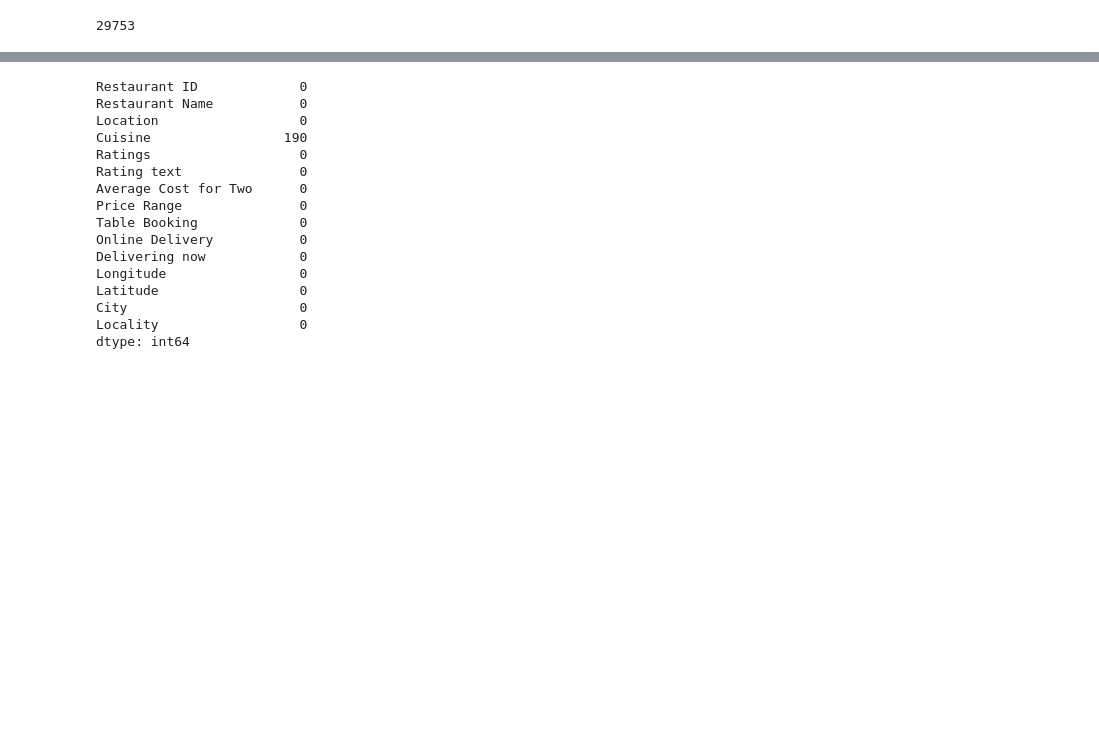
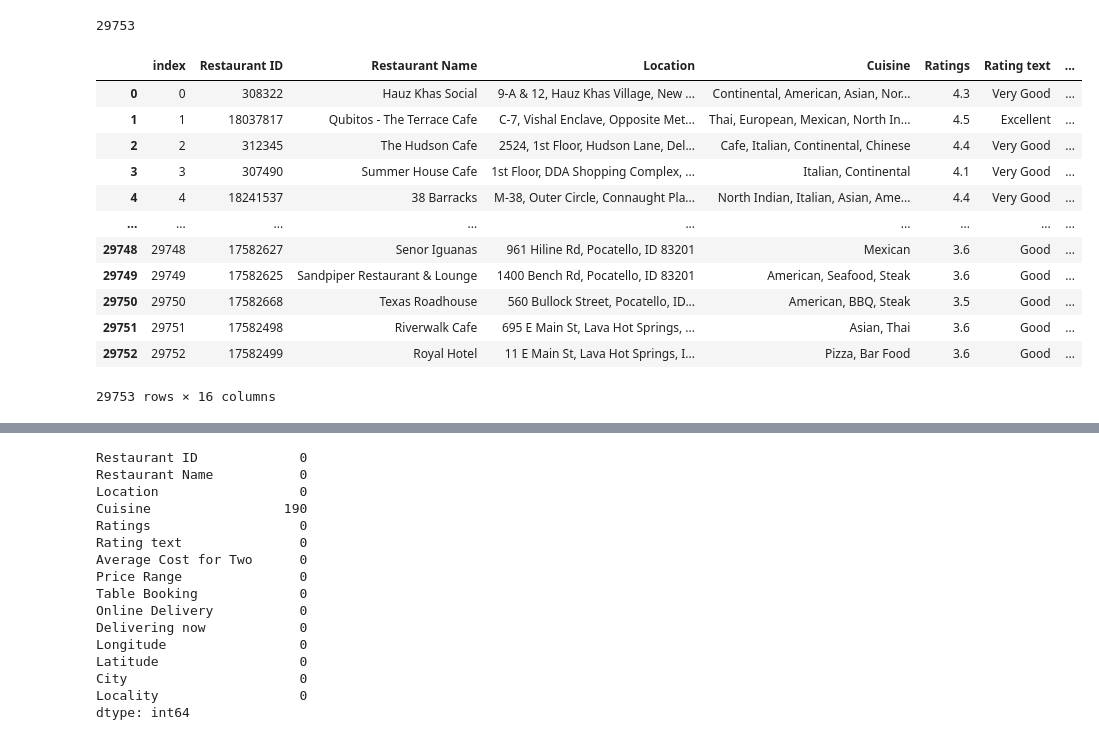
Before and after one commit to KIRUTHIKA06-kkh/chefmate, a Jupyter notebook: eda.ipynb, the cells around one changed output, grey strips where cells are left out. Drawn from its saved outputs; the diff is of its cells as text; code cells hidden in the pictures; blank space fills up the shorter version.

```diff
--- a/eda.ipynb
+++ b/eda.ipynb
@@ -74,4 +74,20 @@ engine = sqlalchemy.create_engine(f'{sqltype}://{user}:{password}@{server}:{port
 # %%
 query = 'SELECT * FROM chefmate'
 # %%
-zomato_df = pd.read_sql(query, engine)
+df = pd.read_sql(query, engine)
+# %%
+df
+# %% [output]
+|  | index | Restaurant ID | Restaurant Name | Location | Cuisine | Ratings | Rating text | ... |
+| 0 | 0 | 308322 | Hauz Khas Social | 9-A & 12, Hauz Khas Village, New ... | Continental, American, Asian, Nor... | 4.3 | Very Good | ... |
+| 1 | 1 | 18037817 | Qubitos - The Terrace Cafe | C-7, Vishal Enclave, Opposite Met... | Thai, European, Mexican, North In... | 4.5 | Excellent | ... |
+| 2 | 2 | 312345 | The Hudson Cafe | 2524, 1st Floor, Hudson Lane, Del... | Cafe, Italian, Continental, Chinese | 4.4 | Very Good | ... |
+| 3 | 3 | 307490 | Summer House Cafe | 1st Floor, DDA Shopping Complex, ... | Italian, Continental | 4.1 | Very Good | ... |
+| 4 | 4 | 18241537 | 38 Barracks | M-38, Outer Circle, Connaught Pla... | North Indian, Italian, Asian, Ame... | 4.4 | Very Good | ... |
+| ... | ... | ... | ... | ... | ... | ... | ... | ... |
+| 29748 | 29748 | 17582627 | Senor Iguanas | 961 Hiline Rd, Pocatello, ID 83201 | Mexican | 3.6 | Good | ... |
+| 29749 | 29749 | 17582625 | Sandpiper Restaurant & Lounge | 1400 Bench Rd, Pocatello, ID 83201 | American, Seafood, Steak | 3.6 | Good | ... |
+| 29750 | 29750 | 17582668 | Texas Roadhouse | 560 Bullock Street, Pocatello, ID... | American, BBQ, Steak | 3.5 | Good | ... |
+| 29751 | 29751 | 17582498 | Riverwalk Cafe | 695 E Main St, Lava Hot Springs, ... | Asian, Thai | 3.6 | Good | ... |
+| 29752 | 29752 | 17582499 | Royal Hotel | 11 E Main St, Lava Hot Springs, I... | Pizza, Bar Food | 3.6 | Good | ... |
+29753 rows × 16 columns
```
Also changed, not shown: parts of 4 cells of this notebook, 1 other file.
